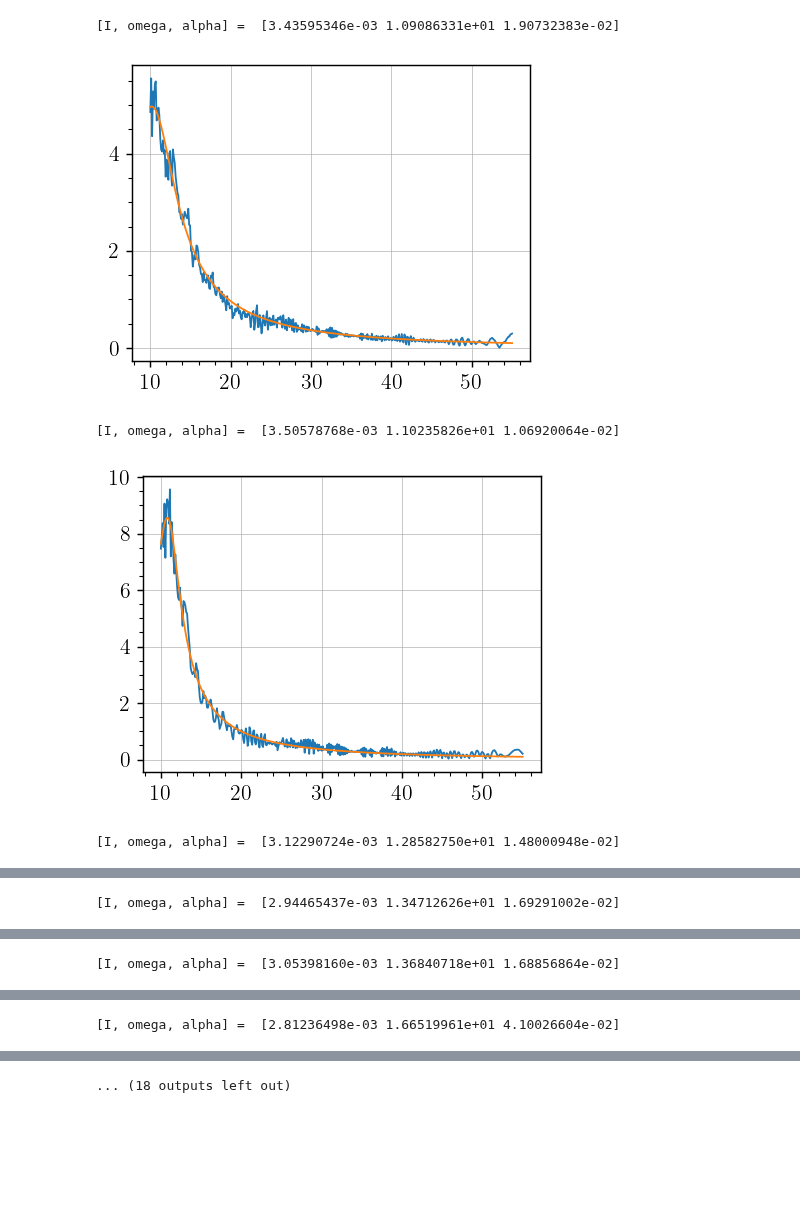
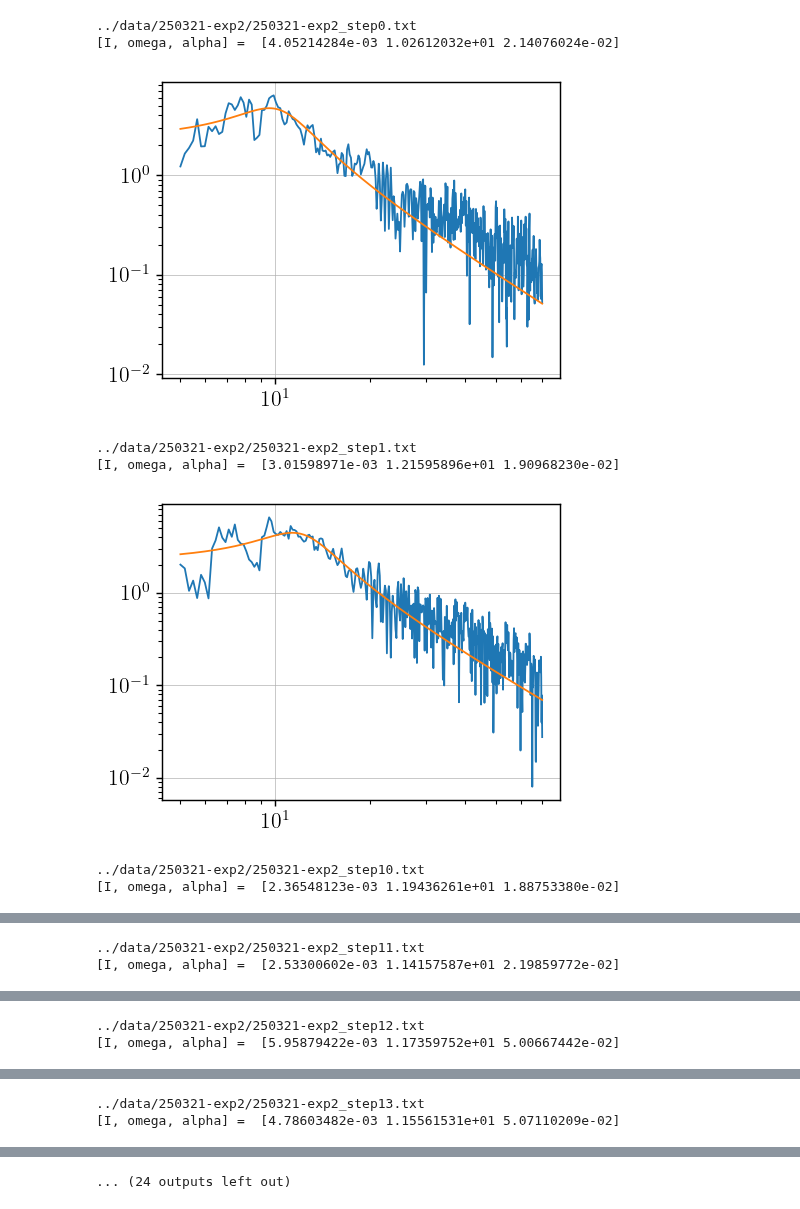
Before and after one commit to TomVdt/TPIII, a Jupyter notebook: 05-milieux-granulaires/analyse/exp1_test.ipynb, the cells around one changed output, grey strips where cells are left out. Saved outputs shown, nothing was run; the diff lists cells and outputs as text; code cells hidden in the pictures; blank space fills up the shorter version.

```diff
--- a/05-milieux-granulaires/analyse/exp1_test.ipynb
+++ b/05-milieux-granulaires/analyse/exp1_test.ipynb
@@ -31,19 +33,28 @@ class Step:
     chi_im: np.ndarray
 # %%
 # Load data here...
-metadata_file = glob('../data/clara/*-exp?.txt')
+metadata_file = glob('../data/250321-exp2/*-exp?.txt')
 metadata = np.loadtxt(metadata_file[0], skiprows=1, delimiter='\t')
 
-data_files = glob('../data/clara/*-exp?_step*.txt')
+data_files = glob('../data/250321-exp2/*-exp?_step*.txt')
 data_files.sort()
 
 data: list[Step] = []
+trash: list[int] = []
 for i, file in enumerate(data_files):
     freq, psd, chi_abs, chi_im = np.loadtxt(file, skiprows=1, delimiter='\t', unpack=True)
     imposed_vibration, gamma_average, S_average, step_time, *_ = metadata[i]
+
+    if np.allclose(chi_abs, 0): # Data is corrupted when freq_response contains only zeros
+        print(f"WARNING: data is fucked for {file}")
+        trash.append(i)
+        continue
+
     data.append(
         Step(
             imposed_vibration, gamma_average, S_average, step_time,
             freq, psd, chi_abs, chi_im
         )
     )
+
+for i in trash: data_files.pop(i)
@@ -50,3 +63,0 @@ for i, file in enumerate(data_files):
-# %%
-step = data[3]
-plt.plot(step.freqs, np.abs(step.chi_abs + 1j * step.chi_im))
@@ -59,18 +69,28 @@ def theory(x: np.ndarray, I: float, w0: float, alpha: float) -> np.ndarray:
         (I * (w0**2 - x**2))**2 + (alpha * x)**2
     )
 # %%
-for step in data:
+all_popt_pass1 = np.zeros((len(data), 3))
+
+show_plots = True
+for i, step in enumerate(data):
     popt, pcov = sc.optimize.curve_fit(
         theory, step.freqs, step.chi_abs,
         bounds=(0, np.inf)
     )
-    print("[I, omega, alpha] = ", popt)
-    plt.plot(step.freqs, step.chi_abs)
-    plt.plot(step.freqs, theory(step.freqs, *popt))
-    plt.show()
+    all_popt_pass1[i] = popt
+    print(data_files[i])
+
+    if show_plots:
+        print("[I, omega, alpha] = ", popt)
+        plt.plot(step.freqs, step.chi_abs)
+        plt.loglog(step.freqs, theory(step.freqs, *popt))
+        plt.show()
 # %% [output]
-[I, omega, alpha] =  [3.43595346e-03 1.09086331e+01 1.90732383e-02]
+../data/250321-exp2/250321-exp2_step0.txt
+[I, omega, alpha] =  [4.05214284e-03 1.02612032e+01 2.14076024e-02]
-[figure, old version]
+[figure, new version]
-[I, omega, alpha] =  [3.50578768e-03 1.10235826e+01 1.06920064e-02]
+../data/250321-exp2/250321-exp2_step1.txt
+[I, omega, alpha] =  [3.01598971e-03 1.21595896e+01 1.90968230e-02]
-[figure, old version]
+[figure, new version]
-[I, omega, alpha] =  [3.12290724e-03 1.28582750e+01 1.48000948e-02]
+../data/250321-exp2/250321-exp2_step10.txt
+[I, omega, alpha] =  [2.36548123e-03 1.19436261e+01 1.88753380e-02]
@@ -78 +98,2 @@ for step in data:
-[I, omega, alpha] =  [2.94465437e-03 1.34712626e+01 1.69291002e-02]
+../data/250321-exp2/250321-exp2_step11.txt
+[I, omega, alpha] =  [2.53300602e-03 1.14157587e+01 2.19859772e-02]
@@ -80 +101,2 @@ for step in data:
-[I, omega, alpha] =  [3.05398160e-03 1.36840718e+01 1.68856864e-02]
+../data/250321-exp2/250321-exp2_step12.txt
+[I, omega, alpha] =  [5.95879422e-03 1.17359752e+01 5.00667442e-02]
@@ -82 +104,2 @@ for step in data:
-[I, omega, alpha] =  [2.81236498e-03 1.66519961e+01 4.10026604e-02]
+../data/250321-exp2/250321-exp2_step13.txt
+[I, omega, alpha] =  [4.78603482e-03 1.15561531e+01 5.07110209e-02]
@@ -84 +107 @@ for step in data:
-... (18 outputs left out)
+... (24 outputs left out)
```
Also changed, not shown: parts of 10 cells of this notebook, 22 other files.
